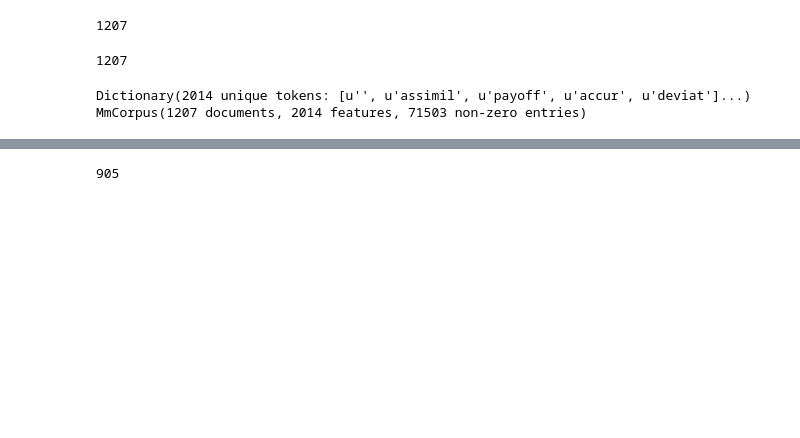
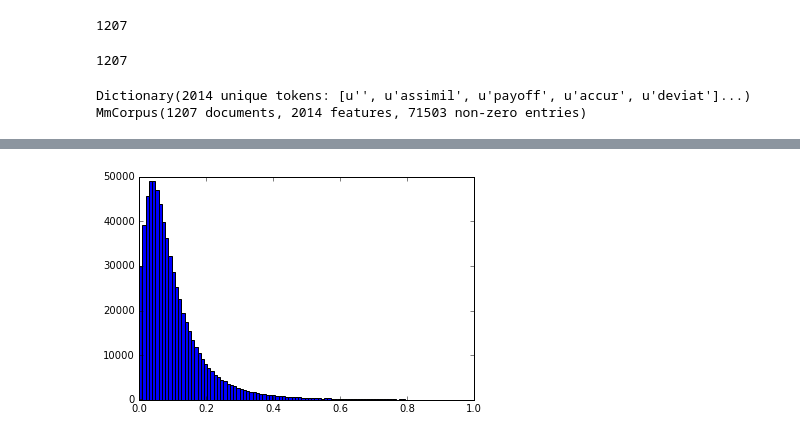
Before and after one commit to Moqri/KnowledgeMap, a Jupyter notebook: analysis/lsa.ipynb, the cells around one changed output, grey strips where cells are left out. Saved outputs shown, nothing was run; the diff lists cells and outputs as text; code cells hidden in the pictures; blank space fills up the shorter version.

```diff
--- a/analysis/lsa.ipynb
+++ b/analysis/lsa.ipynb
@@ -124,8 +126,7 @@ df[df.weight>.95]
-# %%
-df['keyword']=df.DE.apply(lambda x: "" if pd.isnull(x) else x.split(';')[0].lower())
-keywords=df.keyword.groupby(df.keyword).count()
-keywords.sort_values(ascending=False, inplace=True)
-keywords.to_csv(out_path+'keywords.csv')
-len(keywords)
-# %% [output]
-905
+# %%
+import numpy as np
+l=df.weight
+binwidth=.01
+hist=plt.hist(l,101)
+# %% [output]
+[figure, added]
```
Also changed, not shown: parts of 6 cells of this notebook, 2 other files.
